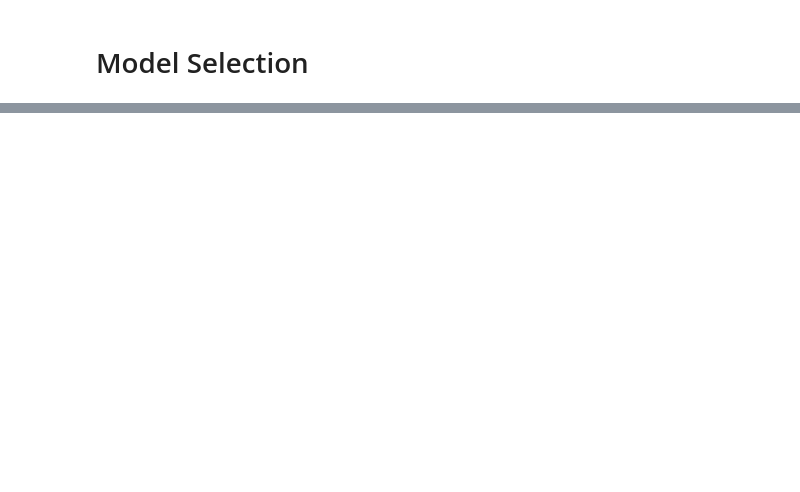
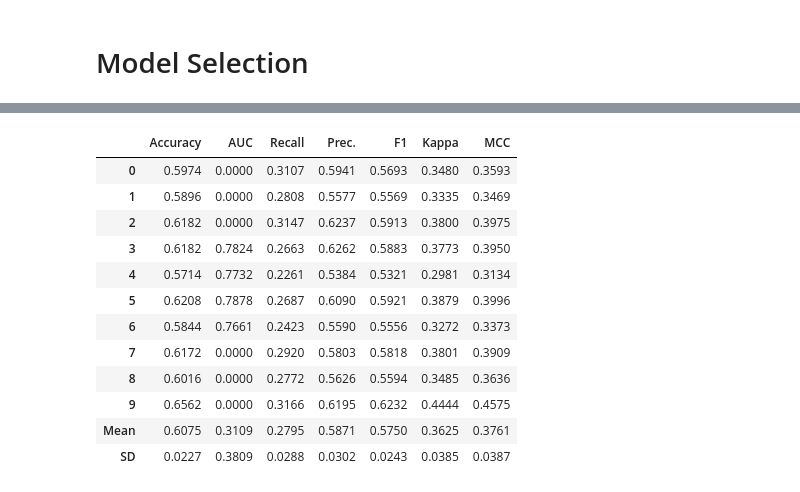
Before and after one commit to inrap8206/Dacon, a Jupyter notebook: [데이콘]와인품질분류.ipynb, the cells around one changed output, grey strips where cells are left out. Saved outputs shown, nothing was run; the diff lists cells and outputs as text; code cells hidden in the pictures; blank space fills up the shorter version.

```diff
--- a/[데이콘]와인품질분류.ipynb
+++ b/[데이콘]와인품질분류.ipynb
@@ -112,0 +189,16 @@ model_test.sort_values('score')
+# %%
+blender_best_3 = blend_models(estimator_list=tuned_best_3)
+# %% [output]
+|  | Accuracy | AUC | Recall | Prec. | F1 | Kappa | MCC |
+| 0 | 0.5974 | 0.0000 | 0.3107 | 0.5941 | 0.5693 | 0.3480 | 0.3593 |
+| 1 | 0.5896 | 0.0000 | 0.2808 | 0.5577 | 0.5569 | 0.3335 | 0.3469 |
+| 2 | 0.6182 | 0.0000 | 0.3147 | 0.6237 | 0.5913 | 0.3800 | 0.3975 |
+| 3 | 0.6182 | 0.7824 | 0.2663 | 0.6262 | 0.5883 | 0.3773 | 0.3950 |
+| 4 | 0.5714 | 0.7732 | 0.2261 | 0.5384 | 0.5321 | 0.2981 | 0.3134 |
+| 5 | 0.6208 | 0.7878 | 0.2687 | 0.6090 | 0.5921 | 0.3879 | 0.3996 |
+| 6 | 0.5844 | 0.7661 | 0.2423 | 0.5590 | 0.5556 | 0.3272 | 0.3373 |
+| 7 | 0.6172 | 0.0000 | 0.2920 | 0.5803 | 0.5818 | 0.3801 | 0.3909 |
+| 8 | 0.6016 | 0.0000 | 0.2772 | 0.5626 | 0.5594 | 0.3485 | 0.3636 |
+| 9 | 0.6562 | 0.0000 | 0.3166 | 0.6195 | 0.6232 | 0.4444 | 0.4575 |
+| Mean | 0.6075 | 0.3109 | 0.2795 | 0.5871 | 0.5750 | 0.3625 | 0.3761 |
+| SD | 0.0227 | 0.3809 | 0.0288 | 0.0302 | 0.0243 | 0.0385 | 0.0387 |
```
Also changed, not shown: parts of 12 cells of this notebook.
